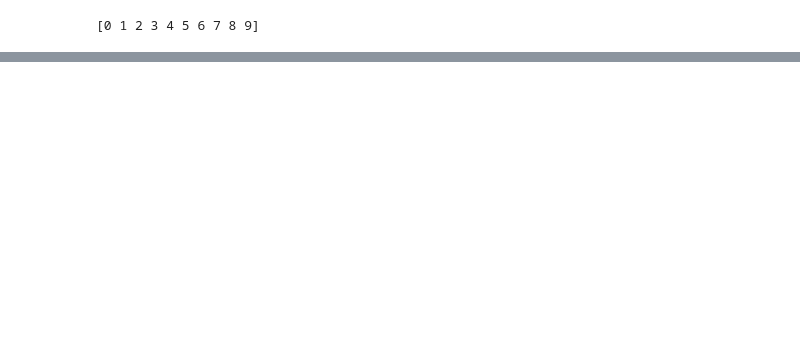
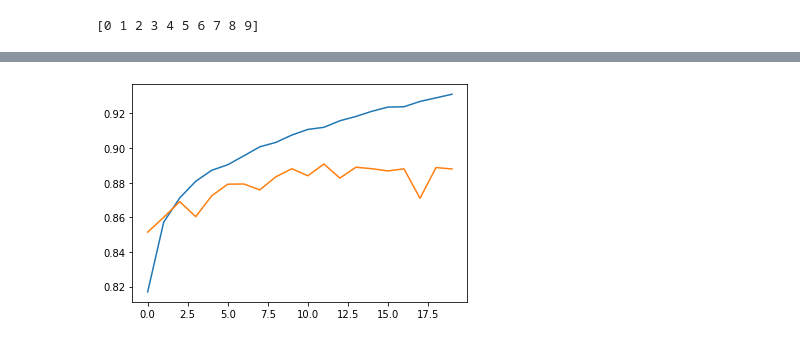
Before and after one commit to etoiles27/gitpydata, a Jupyter notebook: 11.deep/d0718/d0718_01.ipynb, the cells around one changed output, grey strips where cells are left out. Cells and saved outputs as stored; diff of their text form; code cells hidden in the pictures; blank space fills up the shorter version.

```diff
--- a/11.deep/d0718/d0718_01.ipynb
+++ b/11.deep/d0718/d0718_01.ipynb
@@ -29,0 +73,6 @@ model.compile(optimizer='adam', loss='sparse_categorical_crossentropy', metrics=
+# %%
+plt.plot(history.history['accuracy'])
+plt.plot(history.history['val_accuracy'])
+plt.show()
+# %% [output]
+[figure, added]
```
Also changed, not shown: parts of 7 cells of this notebook, 17 other files.
